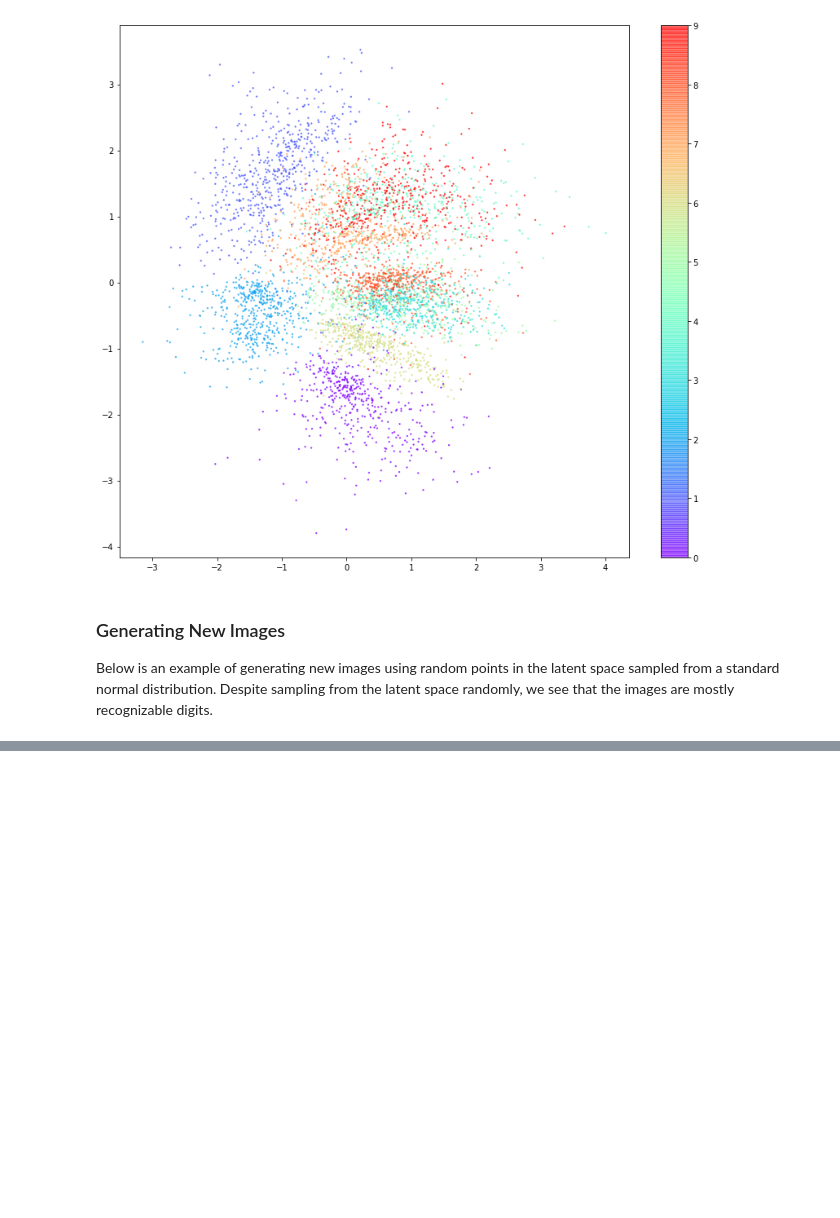
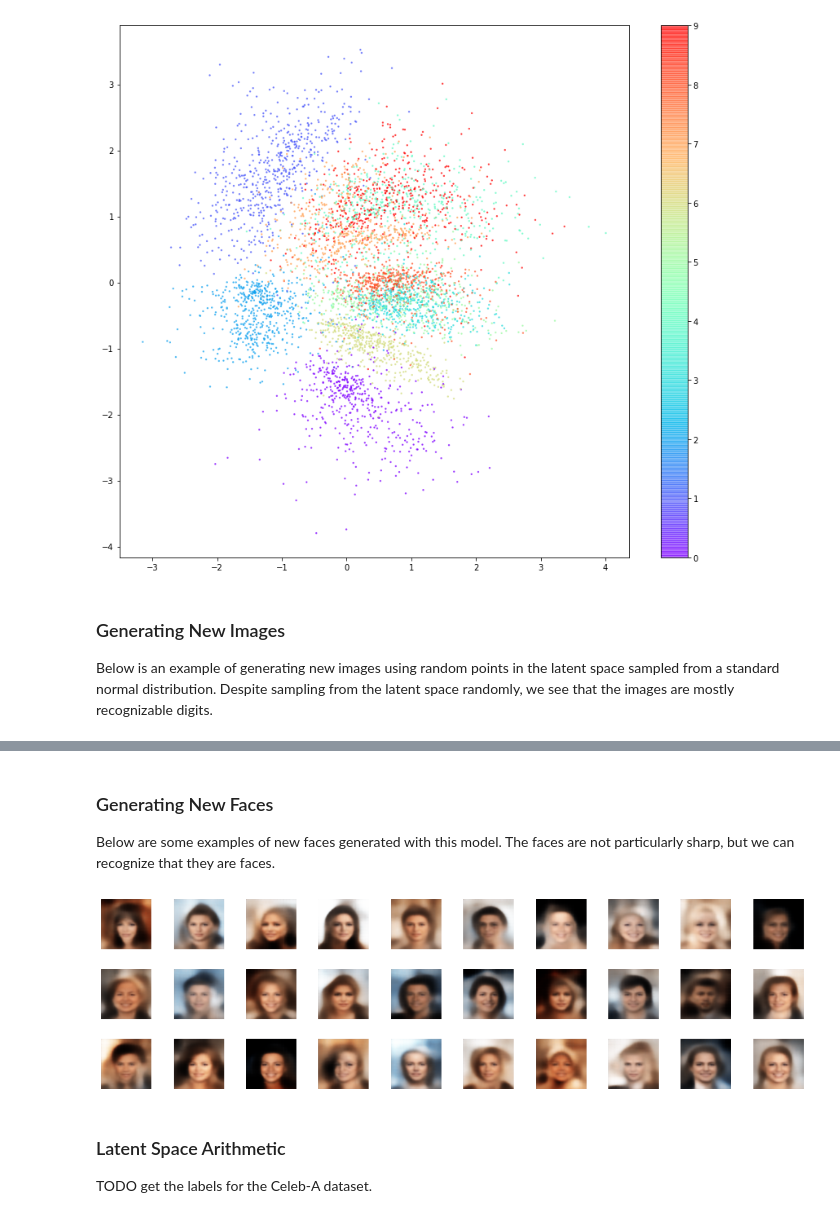
Before and after one commit to DCtheTall/generative-deep-learning, a Jupyter notebook: 3-variational-autoencoders/VariationalAutoencoder.ipynb, the cells around one changed output, grey strips where cells are left out. Saved outputs shown, nothing was run; the diff lists cells and outputs as text; code cells hidden in the pictures; blank space fills up the shorter version.

```diff
--- a/3-variational-autoencoders/VariationalAutoencoder.ipynb
+++ b/3-variational-autoencoders/VariationalAutoencoder.ipynb
@@ -194,7 +223,7 @@ X_test = X_test.reshape(X_test.shape + (1,)) / 255.0
 # %%
 # The path to save the model weights to in Drive.
 
-checkpoint_path = '/content/gdrive/My Drive/gdl_models/mnist_vae.hdf5'
+checkpoint_path = '/content/gdrive/My Drive/gdl_models/mnist_vae/'
 mnist_vae.compile(learning_rate=0.0005, r_loss_factor=1000)
 # %% [markdown]
 Now we will train the model for 200 training epochs.
@@ -278,0 +474,23 @@ for i in range(n_to_show):
+# %% [markdown]
+### Generating New Faces
+
+Below are some examples of new faces generated with this model. The faces are not particularly sharp, but we can recognize that they are faces.
+# %%
+n_to_show = 30
+
+z_new = np.random.normal(size=(n_to_show, celeba_vae.z_dim))
+X_new = celeba_vae.decoder.predict(z_new)
+
+fig = plt.figure(figsize=(18, 5))
+fig.subplots_adjust(hspace=0.4, wspace=0.4)
+
+for i in range(n_to_show):
+  ax = fig.add_subplot(3, 10, i + 1)
+  ax.imshow(X_new[i])
+  ax.axis('off')
+# %% [output]
+[figure, added]
+# %% [markdown]
+### Latent Space Arithmetic
+
+TODO get the labels for the Celeb-A dataset.
```
Also changed, not shown: parts of 23 cells of this notebook.
